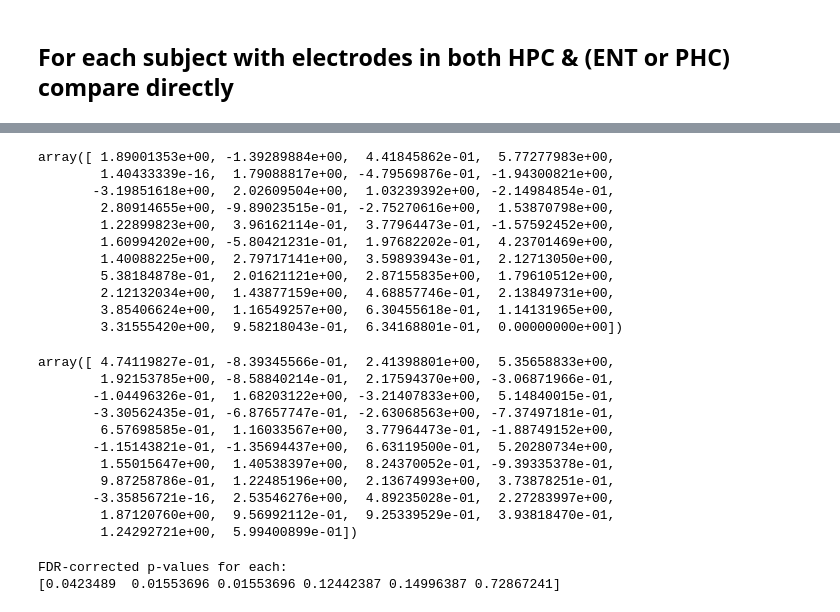
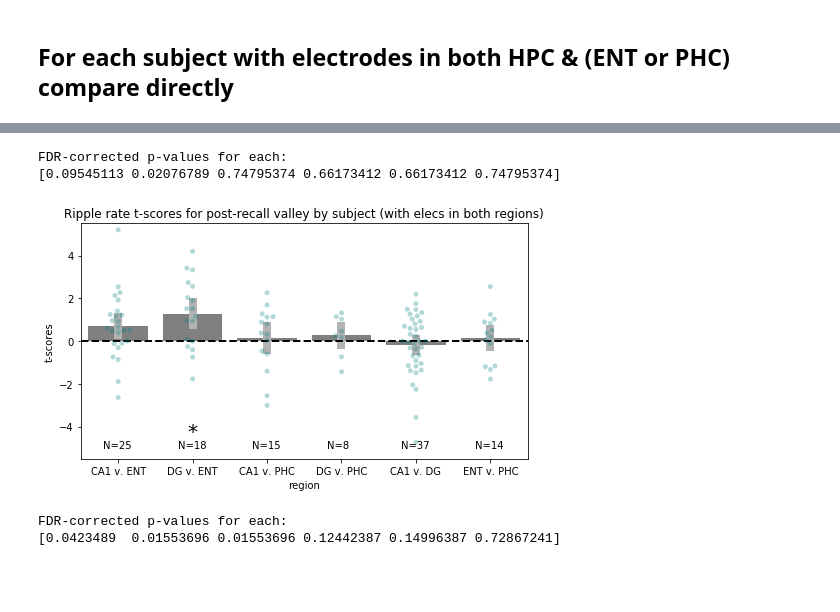
Before and after one commit to jjsakon/SWR, a Jupyter notebook: code/SWRplots.ipynb, the cells around one changed output, grey strips where cells are left out. Cells and saved outputs as stored; diff of their text form; code cells hidden in the pictures; blank space fills up the shorter version.

Commit message:
2021-02-02 finished updating tscore pairwise comparison plots between regions

```diff
--- a/code/SWRplots.ipynb
+++ b/code/SWRplots.ipynb
@@ -860,26 +905,0 @@ figSub.tight_layout();
-# %%
-test1_tvalues
-test2_tvalues
-# %% [output]
-array([ 1.89001353e+00, -1.39289884e+00,  4.41845862e-01,  5.77277983e+00,
-        1.40433339e-16,  1.79088817e+00, -4.79569876e-01, -1.94300821e+00,
-       -3.19851618e+00,  2.02609504e+00,  1.03239392e+00, -2.14984854e-01,
-        2.80914655e+00, -9.89023515e-01, -2.75270616e+00,  1.53870798e+00,
-        1.22899823e+00,  3.96162114e-01,  3.77964473e-01, -1.57592452e+00,
-        1.60994202e+00, -5.80421231e-01,  1.97682202e-01,  4.23701469e+00,
-        1.40088225e+00,  2.79717141e+00,  3.59893943e-01,  2.12713050e+00,
-        5.38184878e-01,  2.01621121e+00,  2.87155835e+00,  1.79610512e+00,
-        2.12132034e+00,  1.43877159e+00,  4.68857746e-01,  2.13849731e+00,
-        3.85406624e+00,  1.16549257e+00,  6.30455618e-01,  1.14131965e+00,
-        3.31555420e+00,  9.58218043e-01,  6.34168801e-01,  0.00000000e+00])
-array([ 4.74119827e-01, -8.39345566e-01,  2.41398801e+00,  5.35658833e+00,
-        1.92153785e+00, -8.58840214e-01,  2.17594370e+00, -3.06871966e-01,
-       -1.04496326e-01,  1.68203122e+00, -3.21407833e+00,  5.14840015e-01,
-       -3.30562435e-01, -6.87657747e-01, -2.63068563e+00, -7.37497181e-01,
-        6.57698585e-01,  1.16033567e+00,  3.77964473e-01, -1.88749152e+00,
-       -1.15143821e-01, -1.35694437e+00,  6.63119500e-01,  5.20280734e+00,
-        1.55015647e+00,  1.40538397e+00,  8.24370052e-01, -9.39335378e-01,
-        9.87258786e-01,  1.22485196e+00,  2.13674993e+00,  3.73878251e-01,
-       -3.35856721e-16,  2.53546276e+00,  4.89235028e-01,  2.27283997e+00,
-        1.87120760e+00,  9.56992112e-01,  9.25339529e-01,  3.93818470e-01,
-        1.24292721e+00,  5.99400899e-01])
@@ -937,3 +906,42 @@ if test == 2:
+# %%
+# ≥2 RECALLS
+%autoreload
+# Accumulated data from running above pairwise comparisons with ≥2 recalls only
+# and min_trials ≥15 for each region
+
+sub_selection = 'second_half' # 'whole'
+test = 2 # test 1 or test 2? (pre recall bump v. post recall valley)
+
+comp_names = ['CA1 v. ENT','DG v. ENT','CA1 v. PHC','DG v. PHC','CA1 v. DG','ENT v. PHC']
+col_names = ['region','t-scores']
+
+# test 1 pairwise comparisons by subject:
+if test == 1:
+    pairwise_data = pairwise_region_values1
+elif test == 2:
+    pairwise_data = pairwise_region_values2
+if sub_selection == 'first_half':
+    comp_data = pairwise_data[0:6]
+elif sub_selection == 'second_half':
+    comp_data = pairwise_data[6:12]
+else:
+    comp_data = pairwise_data[12:]
+
+# make plot
+fdr_pvalues = makePairwiseComparisonPlot(comp_data,comp_names,col_names)
+if test == 1:
+    plt.title('Ripple rate t-scores for pre-recall bump by subject (with elecs in both regions)')
+else:
+    plt.title('Ripple rate t-scores for post-recall valley by subject (with elecs in both regions)')
+
+save_fig = 1
+if save_fig==1:
+    savefig('../figures/t_score_comparisons/Test '+str(test)+' pairwise comparison plot-'+sub_selection)
+a=1;
+# %% [output]
+FDR-corrected p-values for each:
+[0.09545113 0.02076789 0.74795374 0.66173412 0.66173412 0.74795374]
+[figure, added]
 # %%
 # multiple pairwise comparison plot between each region/subfield:
 # (change "test" in last cell to make plots for pre and post-recall bins)
```
Also changed, not shown: parts of 6 cells of this notebook.
